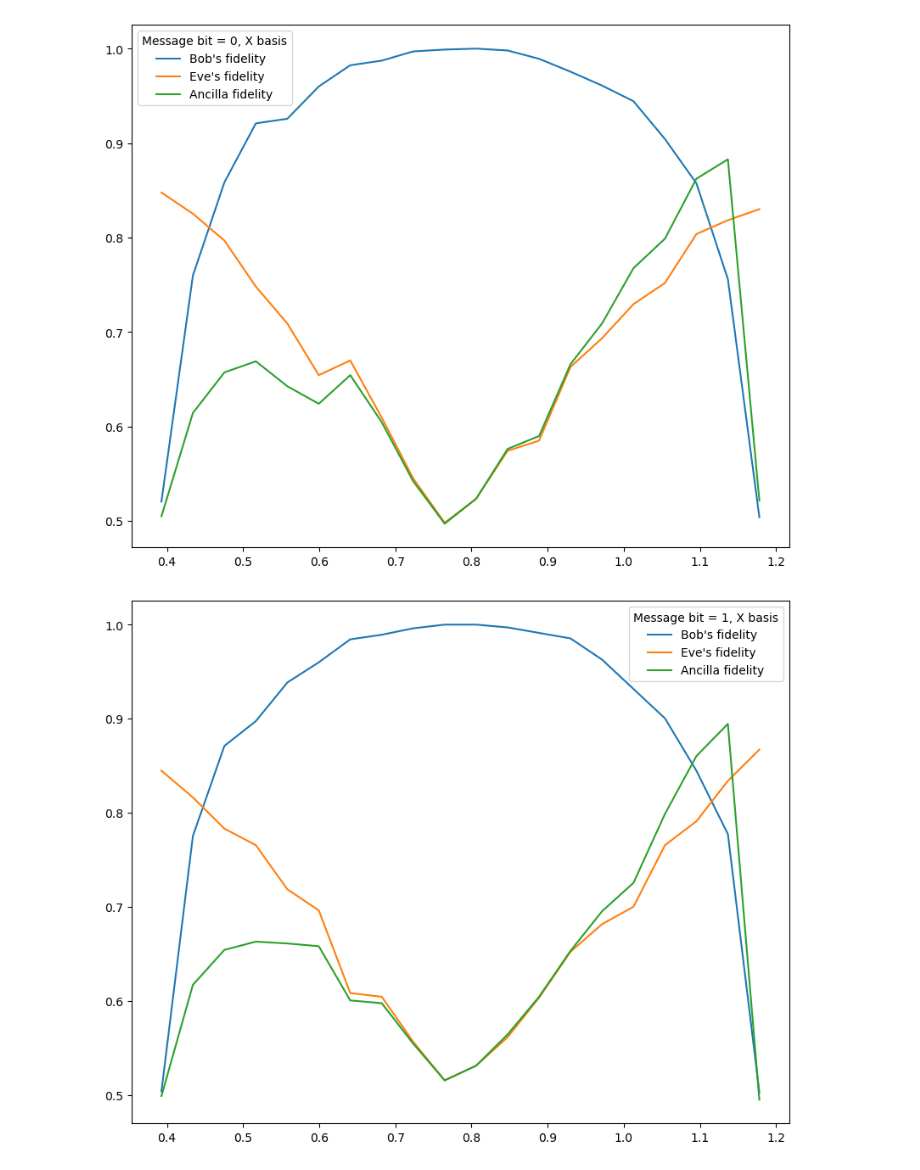
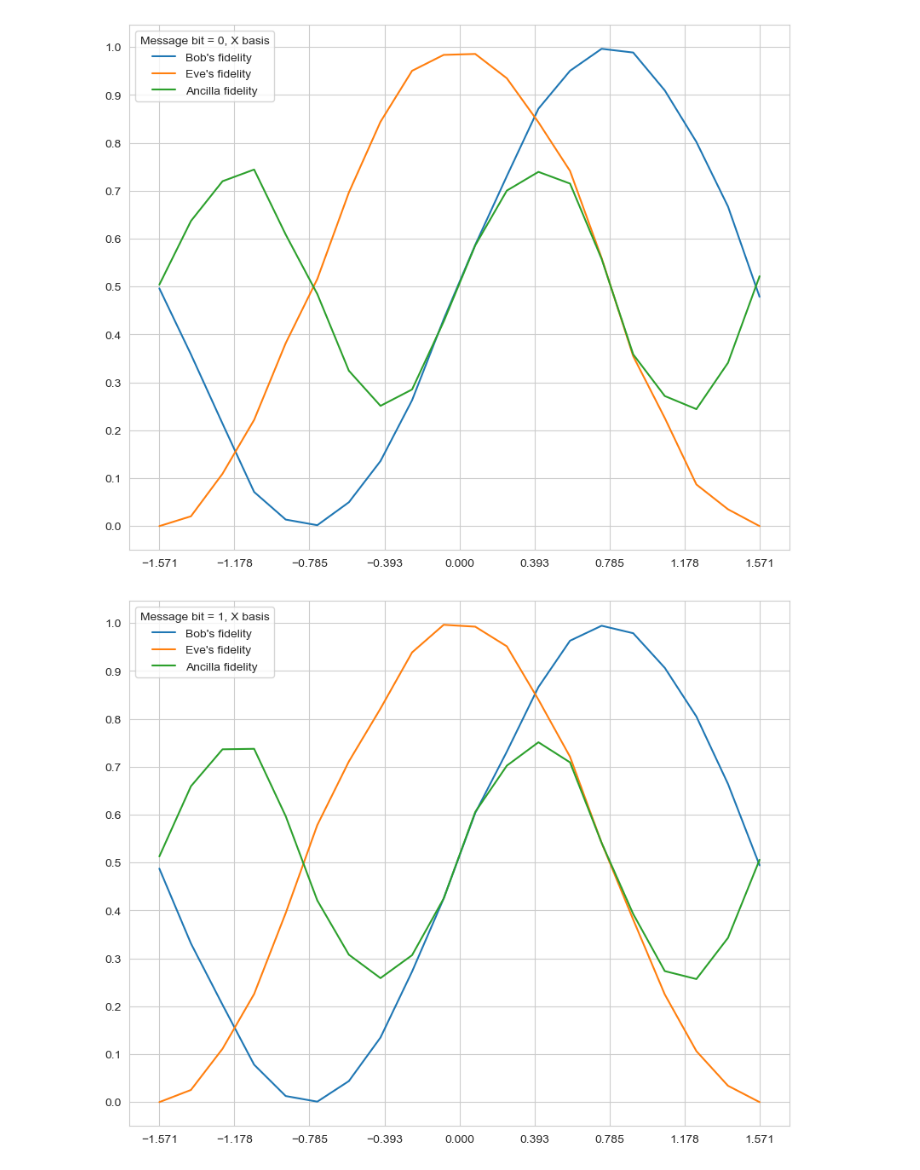
Before and after one commit to egrace479/QuForceBB84Proj, a Jupyter notebook: notebooks/IonQ_Nov2022_test.ipynb, the cells around one changed output. Saved outputs shown, nothing was run; the diff lists cells and outputs as text; code cells hidden in the pictures.

Commit message:
Ran with updated theta values, confirming alternate cloning circuit design (equiv up to global phase) and better graphs

```diff
--- a/notebooks/IonQ_Nov2022_test.ipynb
+++ b/notebooks/IonQ_Nov2022_test.ipynb
@@ -115,25 +105,30 @@ def measurement_prep(qc, bitval, basis):
 
     return qc
 # %%
-def eve_clones(qc, theta1):
-    theta = theta_maker(theta1)
+def eve_clones(qc, theta2):
+    theta = [np.pi/4, theta2, theta2]
 
-    qc.append(GPIGate(1/8), [1])
-    qc.append(GPIGate(0), [1])
-    qc.append(GPI2Gate(1/4), [1])
-    qc.append(GPIGate((theta[0] + np.pi/4)/(2 * np.pi)), [1])
-    qc.append(GPI2Gate(1/4), [1])
-    qc.append(GPIGate(1/8), [1])
+    #Eve Prep
+
+#    qc.append(GPIGate(1/8), [1])
+#    qc.append(GPIGate(0), [1])
+#    qc.append(GPI2Gate(1/4), [1])
+#    qc.append(GPIGate((theta[0] + np.pi/4)/(2 * np.pi)), [1])
+#    qc.append(GPI2Gate(1/4), [1])
+#    qc.append(GPIGate(1/8), [1])
+
+    qc.append(GPIGate(1/4), [1])
 
     qc.append(MSGate(0,0), [1,2])
 
     qc.append(GPIGate(1/8), [1])
 
-    qc.append(GPIGate((-np.pi/4 - theta[1])/(2 * np.pi)), [2])
+    qc.append(GPIGate((np.pi/4 - theta[1])/(2 * np.pi)), [2])
 
     qc.append(MSGate(0,0), [2,1])
 
     qc.append(GPI2Gate(-1/4),[2])
+
 
     qc.append(GPIGate(1/8),[1])
     qc.append(GPIGate(0), [1])
@@ -141,6 +136,8 @@ def eve_clones(qc, theta1):
     qc.append(GPIGate(theta[2]/(2*np.pi)), [1])
     qc.append(GPI2Gate(1/4), [1])
     qc.append(GPIGate(1/8), [1])
+
+    #Eve Clone
 
     qc.append(GPI2Gate(1/4), [0])
 
@@ -150,9 +147,9 @@ def eve_clones(qc, theta1):
 
     qc.append(GPI2Gate(1/4), [0])
 
-    qc.append(GPIGate(-1/8), [2])
+    qc.append(GPIGate(1/8), [2])
 
-    qc.append(GPIGate(-1/8), [1])
+    qc.append(GPIGate(1/8), [1])
 
     qc.append(MSGate(0,0), [1,0])
 
@@ -165,7 +162,7 @@ def eve_clones(qc, theta1):
 
     return qc
 # %%
-def run_experiment(theta1, bitval, basis):
+def run_experiment(theta2, bitval, basis):
     qc = QuantumCircuit(3,3)
 
     # Alice prepares her qubit to send
@@ -173,7 +170,7 @@ def run_experiment(theta1, bitval, basis):
     qc.barrier()
 
     # Eve clones the flying qubit
-    eve_clones(qc, theta1)
+    eve_clones(qc, theta2)
 
     qc.barrier()
     # Bob and Eve prepare to measure
@@ -296,6 +293,6 @@ c_2: ═════════════════════════
 «
 # %%
-qc, B, E, A = run_experiment(np.pi/8 + 0.1, 1, 'Y')
+qc, B, E, A = run_experiment(np.pi/8 + 0.079, 1, 'Y')
 print(B,E,A)
 qc.draw()
 # %% [output]
@@ -319,6 +316,6 @@ c_2: ═════════════════════════
 «
 # %%
-ts = np.linspace(np.pi/8, 3*np.pi/8, 20)
+ts = np.linspace(-np.pi/2, np.pi/2, 20)
 B = []
 E = []
 A = []
@@ -336,31 +333,35 @@ plt.figure(figsize=(10,8))
 plt.plot(ts, B, label = "Bob's fidelity")
 plt.plot(ts, E, label = "Eve's fidelity")
 plt.plot(ts, A, label = "Ancilla fidelity")
+plt.yticks(np.arange(0,1.1, step = .1))
+plt.xticks(np.arange(-np.pi/2, 5*np.pi/8, step = np.pi/8))
 plt.legend(title="Message bit = 0, X basis")
 plt.show()
 # %% [output]
-[figure, old version]
+[figure, new version]
 # %%
-ts = np.linspace(np.pi/8, 3*np.pi/8, 20)
+ts = np.linspace(-np.pi/2, np.pi/2, 20)
 B = []
 E = []
 A = []
 for j in range(len(ts)):
     qc, b, e, a = run_experiment(ts[j],1, 'X')
     B.append(b)
     E.append(e)
     A.append(a)
 
 B = np.array(B)
 E = np.array(E)
 A = np.array(A)
 
 plt.figure(figsize=(10,8))
 plt.plot(ts, B, label = "Bob's fidelity")
 plt.plot(ts, E, label = "Eve's fidelity")
 plt.plot(ts, A, label = "Ancilla fidelity")
+plt.yticks(np.arange(0,1.1, step = .1))
+plt.xticks(np.arange(-np.pi/2, 5*np.pi/8, step = np.pi/8))
 plt.legend(title="Message bit = 1, X basis")
 plt.show()
 # %% [output]
-[figure, old version]
+[figure, new version]
 # %%
```
Also changed, not shown: parts of 9 cells of this notebook.
